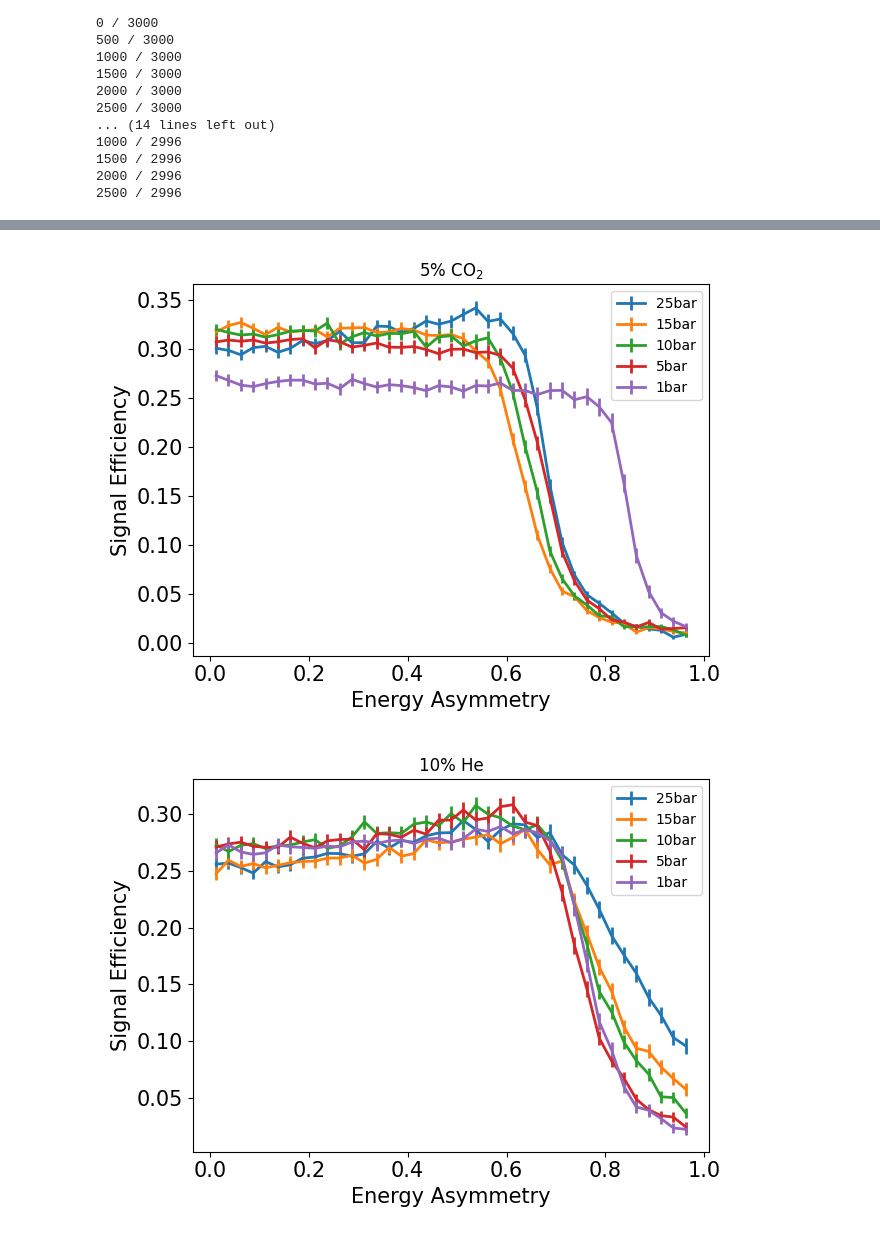
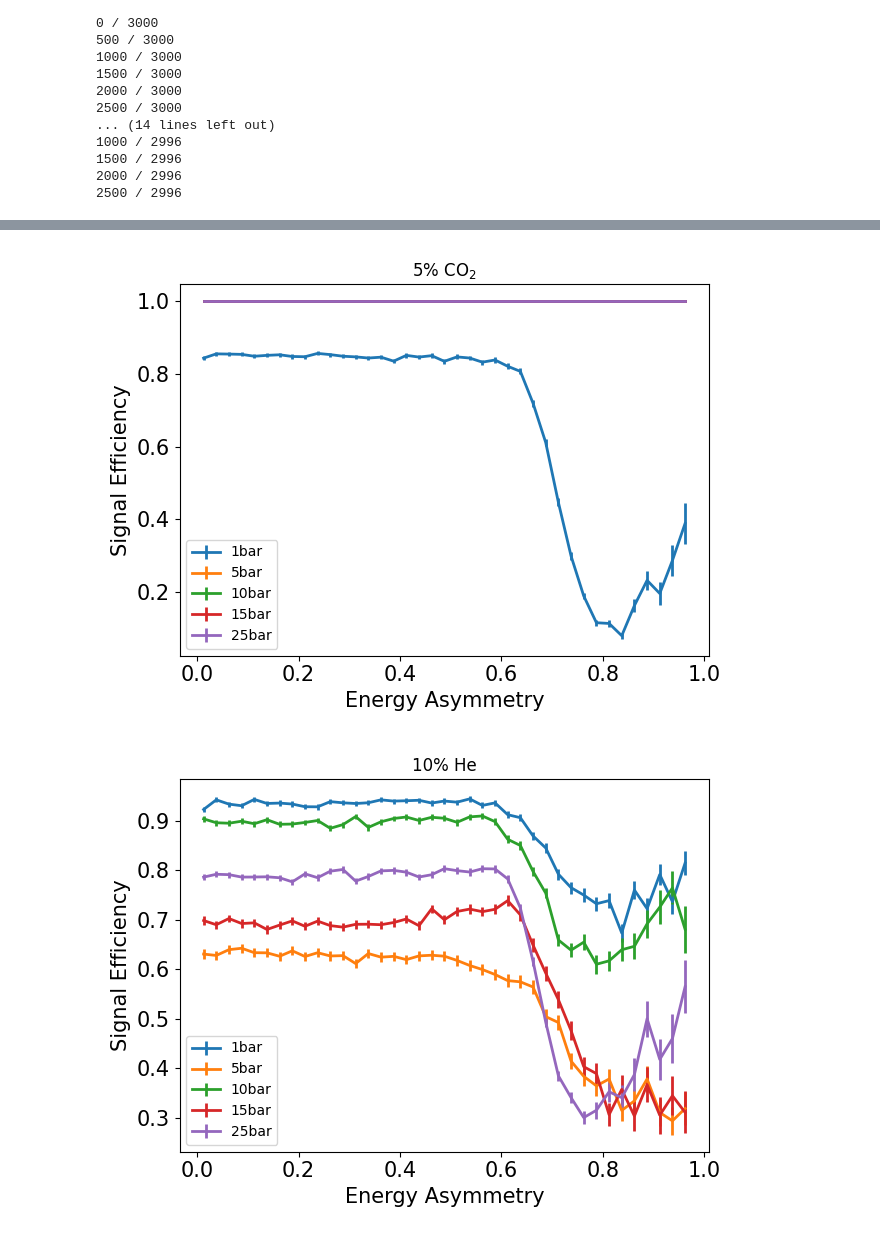
Before and after one commit to kvjmistry/ATPC, a Jupyter notebook: notebooks/GetSignalEfficiency.ipynb, the cells around one changed output, grey strips where cells are left out. Cells and saved outputs as stored; diff of their text form; code cells hidden in the pictures.

Commit message:
Fix signal efficiency extraction code

```diff
--- a/notebooks/GetSignalEfficiency.ipynb
+++ b/notebooks/GetSignalEfficiency.ipynb
@@ -91,19 +172,29 @@ def GetZPos2(df, shift):
 # display(nubb)
 
 plt.figure()
+n_gen, bins, _ = plt.hist(nubb_1bar_norm.A,  density = True,bins = np.arange(0,1,0.025), histtype="step", linewidth=2, label = "1bar");
+n_gen, bins, _ = plt.hist(nubb_5bar_norm.A,  density = True,bins = np.arange(0,1,0.025), histtype="step", linewidth=2, label = "5bar");
+n_gen, bins, _ = plt.hist(nubb_10bar_norm.A, density = True,bins = np.arange(0,1,0.025), histtype="step", linewidth=2, label = "10bar");
+n_gen, bins, _ = plt.hist(nubb_15bar_norm.A, density = True,bins = np.arange(0,1,0.025), histtype="step", linewidth=2, label = "15bar");
+n_gen, bins, _ = plt.hist(nubb_25bar_norm.A, density = True,bins = np.arange(0,1,0.025), histtype="step", linewidth=2, label = "25bar");
 
-n_gen, bins, _ = plt.hist( CalcAssymetry(nubb_25bar), bins = np.arange(0,1,0.025),color = "k");
 plt.xlabel("Energy Asymmetry", fontsize=15);
 plt.ylabel("Counts", fontsize=15);
 plt.xticks(fontsize=15);
 plt.yticks(fontsize=15);
+plt.legend()
 plt.tight_layout()
 
 plt.figure()
-n_gen, bins, _ = plt.hist( GetZPos(nubb_25bar, shifts[4]), bins = np.arange(0,1.05,0.05),color = "k");
+n_gen, bins, _ = plt.hist(nubb_1bar_norm.norm_zf,  density = True,bins = np.arange(0,1.05,0.05), histtype="step", linewidth=2, label = "1bar");
+n_gen, bins, _ = plt.hist(nubb_5bar_norm.norm_zf,  density = True,bins = np.arange(0,1.05,0.05), histtype="step", linewidth=2, label = "5bar");
+n_gen, bins, _ = plt.hist(nubb_10bar_norm.norm_zf, density = True,bins = np.arange(0,1.05,0.05), histtype="step", linewidth=2, label = "10bar");
+n_gen, bins, _ = plt.hist(nubb_15bar_norm.norm_zf, density = True,bins = np.arange(0,1.05,0.05), histtype="step", linewidth=2, label = "15bar");
+n_gen, bins, _ = plt.hist(nubb_25bar_norm.norm_zf, density = True,bins = np.arange(0,1.05,0.05), histtype="step", linewidth=2, label = "25bar");
 plt.xlabel("Normalized Z", fontsize=15);
 plt.ylabel("Counts", fontsize=15);
 plt.xticks(fontsize=15);
 plt.yticks(fontsize=15);
+plt.legend()
 plt.tight_layout()
 # %% [output]
@@ -116,34 +203,43 @@ print(len(nubb_1bar.event_id.unique()))
 # %%
 # Load in the event list
 
-def GetAsymmetryHistogram(df, eventlist, pressure):
+def GetAsymmetryHistogram(df_true, df_reco, pressure):
 
-    filt_evid = pd.read_csv(eventlist)
-    df_filt = df[df.event_id.isin(filt_evid.event_id.values)]
+    # This ensures the event samples overlap in the reco and true
+    df_true_olp = df_true[df_true.event_id.isin(df_reco.event_id.unique())]
 
-    n_gen, bins = np.histogram( CalcAssymetry(df),      bins = np.arange(0,1,0.025));
-    n_sel, _    = np.histogram( CalcAssymetry(df_filt), bins = np.arange(0,1,0.025));
-    efficiency, error = CalcEfficiency(n_sel, n_gen)
+    # Distribution before cuts
+    n_gen, bins = np.histogram( df_true_olp.A,      bins = np.arange(0,1,0.025));
 
-    efficiency = ApplyContainmentCorr(efficiency, pressure, 1)
+    # Apply the cut
+    df_reco_cut, df_true_olp_cut = ApplyBlobCut(df_reco, df_true_olp, "blob2R", 0.5)
+
+    n_sel, _    = np.histogram( df_true_olp_cut.A, bins = np.arange(0,1,0.025));
+    efficiency, error = CalcEfficiency(n_sel, n_gen, False)
+
+    # Apply the containment efficiency correction
+    # efficiency = ApplyContainmentCorr(efficiency, pressure, 1)
 
     bin_centers = bins+0.025/2.0
     bin_centers = bin_centers[:-1]
 
     return efficiency, error, bin_centers
 
-nubb_25bar_5percent_eff, nubb_25bar_5percent_err, nubb_25bar_5percent_bins = GetAsymmetryHistogram(nubb_25bar, "../eventlists/truestudy/ATPC_0nubb_25bar_5percent.csv", 25)
-nubb_15bar_5percent_eff, nubb_15bar_5percent_err, nubb_15bar_5percent_bins = GetAsymmetryHistogram(nubb_15bar, "../eventlists/truestudy/ATPC_0nubb_15bar_5percent.csv", 15)
-nubb_10bar_5percent_eff, nubb_10bar_5percent_err, nubb_10bar_5percent_bins = GetAsymmetryHistogram(nubb_10bar, "../eventlists/truestudy/ATPC_0nubb_10bar_5percent.csv", 10)
-nubb_5bar_5percent_eff,  nubb_5bar_5percent_err,  nubb_5bar_5percent_bins  = GetAsymmetryHistogram(nubb_5bar, "../eventlists/truestudy/ATPC_0nubb_5bar_5percent.csv", 5)
-nubb_1bar_5percent_eff,  nubb_1bar_5percent_err,  nubb_1bar_5percent_bins  = GetAsymmetryHistogram(nubb_1bar, "../eventlists/truestudy/ATPC_0nubb_1bar_5percent.csv", 1)
+
+nubb_1bar_5percent_eff,  nubb_1bar_5percent_err,  nubb_1bar_5percent_bins  = GetAsymmetryHistogram(nubb_1bar_norm,  nubb_1bar_5percent, 1)
+nubb_5bar_5percent_eff,  nubb_5bar_5percent_err,  nubb_5bar_5percent_bins  = GetAsymmetryHistogram(nubb_5bar_norm,  nubb_5bar_5percent, 5)
+nubb_10bar_5percent_eff, nubb_10bar_5percent_err, nubb_10bar_5percent_bins = GetAsymmetryHistogram(nubb_10bar_norm, nubb_10bar_5percent, 10)
+nubb_15bar_5percent_eff, nubb_15bar_5percent_err, nubb_15bar_5percent_bins = GetAsymmetryHistogram(nubb_15bar_norm, nubb_15bar_5percent, 15)
+nubb_25bar_5percent_eff, nubb_25bar_5percent_err, nubb_25bar_5percent_bins = GetAsymmetryHistogram(nubb_25bar_norm, nubb_25bar_5percent, 25)
+
 
 plt.figure()
+plt.errorbar(nubb_1bar_5percent_bins, nubb_1bar_5percent_eff, yerr=nubb_1bar_5percent_err, linewidth = 2, label = "1bar")
+plt.errorbar(nubb_5bar_5percent_bins, nubb_5bar_5percent_eff, yerr=nubb_5bar_5percent_err, linewidth = 2, label = "5bar")
+plt.errorbar(nubb_10bar_5percent_bins, nubb_10bar_5percent_eff, yerr=nubb_10bar_5percent_err, linewidth = 2, label = "10bar")
+plt.errorbar(nubb_15bar_5percent_bins, nubb_15bar_5percent_eff, yerr=nubb_15bar_5percent_err, linewidth = 2, label = "15bar")
 plt.errorbar(nubb_25bar_5percent_bins, nubb_25bar_5percent_eff, yerr=nubb_25bar_5percent_err, linewidth = 2, label = "25bar")
-plt.errorbar(nubb_15bar_5percent_bins, nubb_15bar_5percent_eff, yerr=nubb_15bar_5percent_err, linewidth = 2, label = "15bar")
-plt.errorbar(nubb_10bar_5percent_bins, nubb_10bar_5percent_eff, yerr=nubb_10bar_5percent_err, linewidth = 2, label = "10bar")
-plt.errorbar(nubb_5bar_5percent_bins, nubb_5bar_5percent_eff, yerr=nubb_5bar_5percent_err, linewidth = 2, label = "5bar")
-plt.errorbar(nubb_1bar_5percent_bins, nubb_1bar_5percent_eff, yerr=nubb_1bar_5percent_err, linewidth = 2, label = "1bar")
+
 plt.xlabel("Energy Asymmetry", fontsize=15);
 plt.ylabel("Signal Efficiency", fontsize=15);
 plt.xticks(fontsize=15);
@@ -153,18 +249,18 @@ plt.title(r"5% CO$_2$")
 plt.tight_layout()
 
 
-nubb_25bar_He_eff, nubb_25bar_He_err, nubb_25bar_He_bins = GetAsymmetryHistogram(nubb_25bar, "../eventlists/truestudy/ATPC_0nubb_25bar_0.05percent.csv", 25)
-nubb_15bar_He_eff, nubb_15bar_He_err, nubb_15bar_He_bins = GetAsymmetryHistogram(nubb_15bar, "../eventlists/truestudy/ATPC_0nubb_15bar_0.05percent.csv", 15)
-nubb_10bar_He_eff, nubb_10bar_He_err, nubb_10bar_He_bins = GetAsymmetryHistogram(nubb_10bar, "../eventlists/truestudy/ATPC_0nubb_10bar_0.05percent.csv", 10)
-nubb_5bar_He_eff,  nubb_5bar_He_err,  nubb_5bar_He_bins  = GetAsymmetryHistogram(nubb_5bar, "../eventlists/truestudy/ATPC_0nubb_5bar_0.05percent.csv", 5)
-nubb_1bar_He_eff,  nubb_1bar_He_err,  nubb_1bar_He_bins  = GetAsymmetryHistogram(nubb_1bar, "../eventlists/truestudy/ATPC_0nubb_1bar_0.05percent.csv", 1)
+nubb_25bar_He_eff, nubb_25bar_He_err, nubb_25bar_He_bins = GetAsymmetryHistogram(nubb_1bar_norm,  nubb_1bar_He, 1)
+nubb_15bar_He_eff, nubb_15bar_He_err, nubb_15bar_He_bins = GetAsymmetryHistogram(nubb_5bar_norm,  nubb_5bar_He, 5)
+nubb_10bar_He_eff, nubb_10bar_He_err, nubb_10bar_He_bins = GetAsymmetryHistogram(nubb_10bar_norm, nubb_10bar_He, 10)
+nubb_5bar_He_eff,  nubb_5bar_He_err,  nubb_5bar_He_bins  = GetAsymmetryHistogram(nubb_15bar_norm, nubb_15bar_He, 15)
+nubb_1bar_He_eff,  nubb_1bar_He_err,  nubb_1bar_He_bins  = GetAsymmetryHistogram(nubb_25bar_norm, nubb_25bar_He, 25)
 
 plt.figure()
+plt.errorbar(nubb_1bar_He_bins, nubb_1bar_He_eff, yerr=nubb_1bar_He_err, linewidth = 2, label = "1bar")
+plt.errorbar(nubb_5bar_He_bins, nubb_5bar_He_eff, yerr=nubb_5bar_He_err, linewidth = 2, label = "5bar")
+plt.errorbar(nubb_10bar_He_bins, nubb_10bar_He_eff, yerr=nubb_10bar_He_err, linewidth = 2, label = "10bar")
+plt.errorbar(nubb_15bar_He_bins, nubb_15bar_He_eff, yerr=nubb_15bar_He_err, linewidth = 2, label = "15bar")
 plt.errorbar(nubb_25bar_He_bins, nubb_25bar_He_eff, yerr=nubb_25bar_He_err, linewidth = 2, label = "25bar")
-plt.errorbar(nubb_15bar_He_bins, nubb_15bar_He_eff, yerr=nubb_15bar_He_err, linewidth = 2, label = "15bar")
-plt.errorbar(nubb_10bar_He_bins, nubb_10bar_He_eff, yerr=nubb_10bar_He_err, linewidth = 2, label = "10bar")
-plt.errorbar(nubb_5bar_He_bins, nubb_5bar_He_eff, yerr=nubb_5bar_He_err, linewidth = 2, label = "5bar")
-plt.errorbar(nubb_1bar_He_bins, nubb_1bar_He_eff, yerr=nubb_1bar_He_err, linewidth = 2, label = "1bar")
 plt.xlabel("Energy Asymmetry", fontsize=15);
 plt.ylabel("Signal Efficiency", fontsize=15);
 plt.xticks(fontsize=15);
@@ -186,5 +272,5 @@ Correcting Efficiency by factor  0.532
-[figure, old version]
+[figure, new version]
-[figure, old version]
+[figure, new version]
 # %%
 # Load in the event list
 
```
Also changed, not shown: parts of 13 cells of this notebook.
